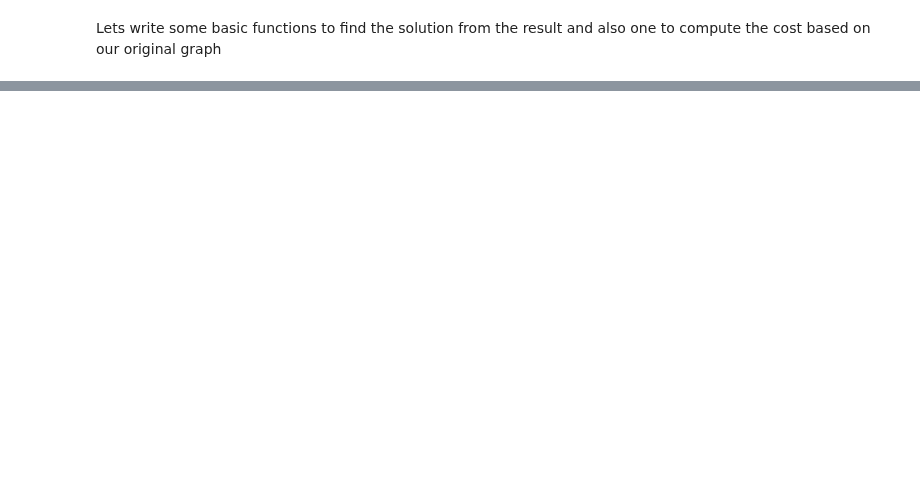
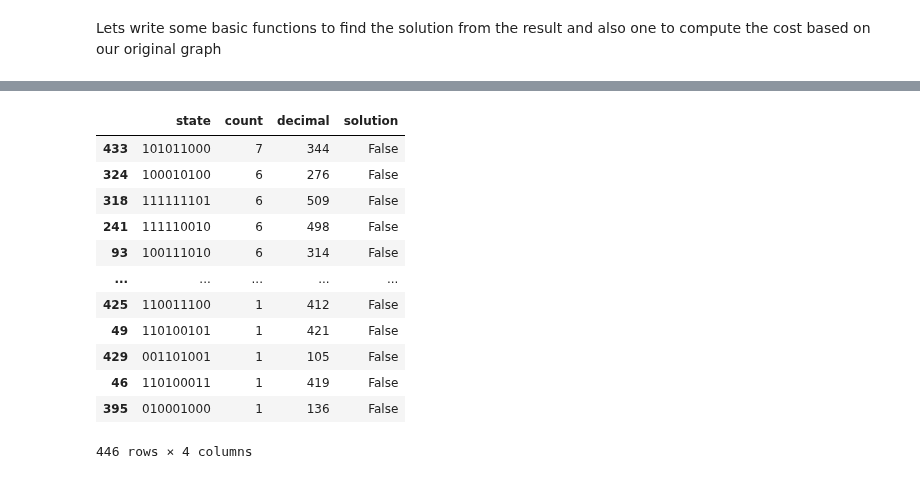
Before and after one commit to vivekkatial/HAQC, a Jupyter notebook: notebooks/05-converging-solution-for-tsp.ipynb, the cells around one changed output, grey strips where cells are left out. Drawn from its saved outputs; the diff is of its cells as text; code cells hidden in the pictures; blank space fills up the shorter version.

```diff
--- a/notebooks/05-converging-solution-for-tsp.ipynb
+++ b/notebooks/05-converging-solution-for-tsp.ipynb
@@ -279,0 +243,18 @@ print(qiskit.__version__)
+# %%
+aqua_globals.random_seed = np.random.default_rng(123)
+seed = 10598
+backend = Aer.get_backend('aer_simulator_matrix_product_state')
+# Parameeters based on minimising
+spsa = SPSA(maxiter=1000, c0=0.0001, c1=0.0001)
+quantum_instance = QuantumInstance(backend, seed_simulator=seed, seed_transpiler=seed)
+qaoa = QAOA(
+    operator=op,
+    optimizer=spsa,
+    p=1,
+    initial_point=[0.12,0.01],
+    quantum_instance=quantum_instance
+)
+
+
+
+result_qaoa = qaoa.run(quantum_instance)
@@ -279,0 +327,16 @@ print(qiskit.__version__)
+# %%
+d_qaoa.sort_values(by='count',ascending=False)
+# %% [output]
+|  | state | count | decimal | solution |
+| 433 | 101011000 | 7 | 344 | False |
+| 324 | 100010100 | 6 | 276 | False |
+| 318 | 111111101 | 6 | 509 | False |
+| 241 | 111110010 | 6 | 498 | False |
+| 93 | 100111010 | 6 | 314 | False |
+| ... | ... | ... | ... | ... |
+| 425 | 110011100 | 1 | 412 | False |
+| 49 | 110100101 | 1 | 421 | False |
+| 429 | 001101001 | 1 | 105 | False |
+| 46 | 110100011 | 1 | 419 | False |
+| 395 | 010001000 | 1 | 136 | False |
+446 rows × 4 columns
```
Also changed, not shown: parts of 48 cells of this notebook, 17 other files.
